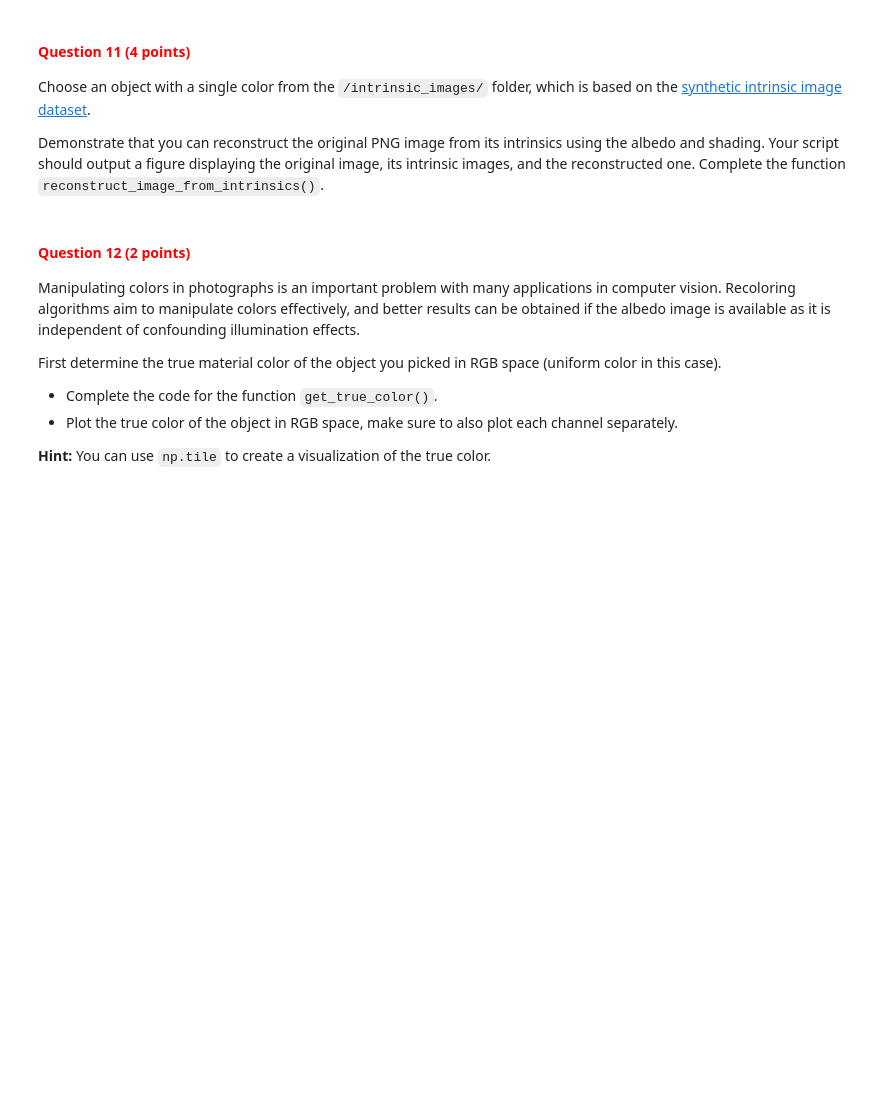
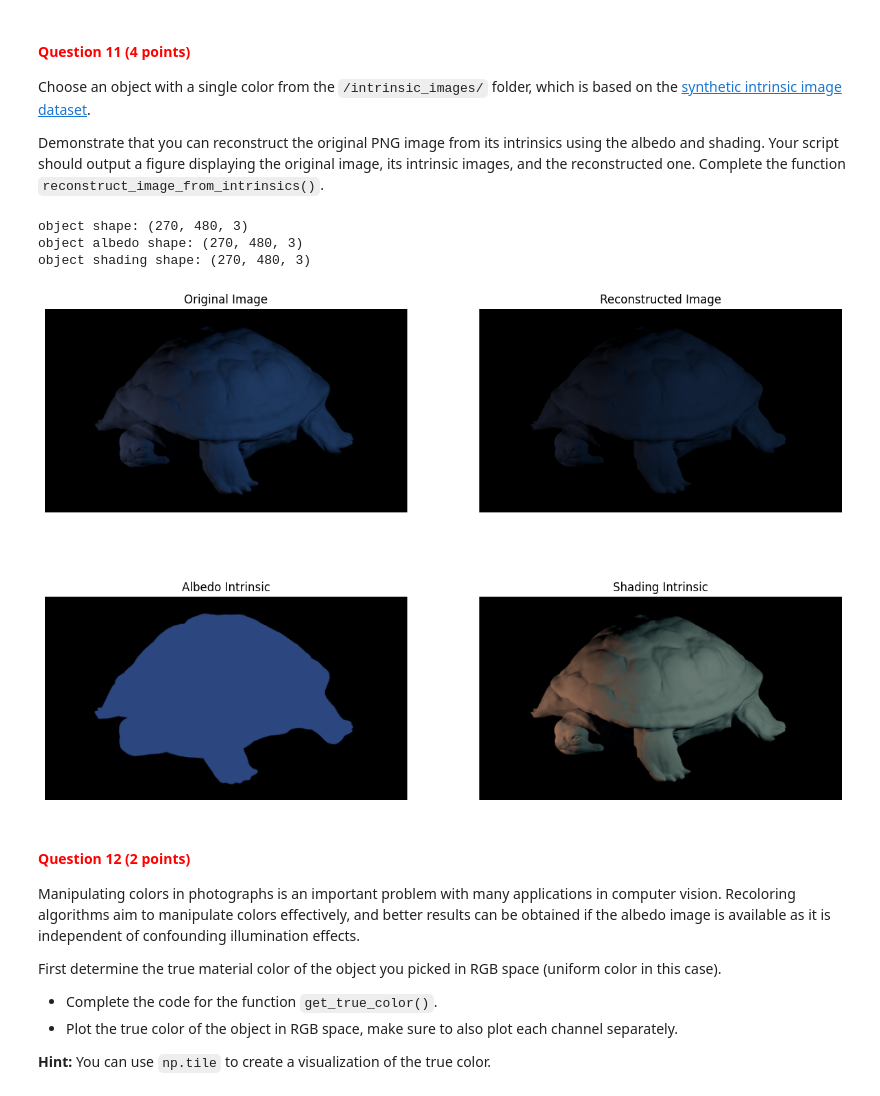
Before and after one commit to juttevijverberg/cv1-lab-1, a Jupyter notebook: cv1-lab-1.ipynb, the cells around one changed output. Saved outputs shown, nothing was run; the diff lists cells and outputs as text; code cells hidden in the pictures; blank space fills up the shorter version.

```diff
--- a/cv1-lab-1.ipynb
+++ b/cv1-lab-1.ipynb
@@ -507,32 +504,66 @@ def reconstruct_image_from_intrinsics(albedo_img, shading_img):
 
     # YOUR CODE HERE
 
+    albedo_img_norm = albedo_img.astype(np.float32) / 255.0
+    shading_img_norm = shading_img.astype(np.float32) / 255.0
+
+    iid_img = ((albedo_img_norm * shading_img_norm) * 255.0).astype(np.uint8)
+
     return iid_img
 # %%
 # Replace the object name with a valid name from the dataset
 img_path = './intrinsic_images/'
 object_name = 'turt_ml1'
 
 # Read with opencv
 obj = cv2.imread(img_path + object_name + '.png')
 if obj is None:
     raise FileNotFoundError(f'No image found with filename: {img_path + object_name + ".png"}')
 else:
     print(f'object shape: {obj.shape}')
 
 obj_sha = cv2.imread(img_path + object_name + '_shad.png')
 if obj_sha is None:
     raise FileNotFoundError(f'No image found with filename: {img_path + object_name + "_shad.png"}')
 else:
     print(f'object albedo shape: {obj_sha.shape}')
 
 obj_alb = cv2.imread(img_path + object_name.split('_')[0] + '_refl.png')
 if obj_alb is None:
     raise FileNotFoundError(f'No image found with filename: {img_path + object_name.split("_")[0] + "_refl.png"}')
 else:
     print(f'object shading shape: {obj_alb.shape}')
 
 # YOUR CODE HERE
+
+obj_iid = reconstruct_image_from_intrinsics(obj_alb, obj_sha)
+
+fig, axs = plt.subplots(2, 2, figsize=(15, 10))
+
+axs[0][0].imshow(obj)
+axs[0][0].set_title('Original Image')
+axs[0][0].axis('off')
+
+axs[0][1].imshow(obj_iid)
+axs[0][1].set_title('Reconstructed Image')
+axs[0][1].axis('off')
+
+axs[1][0].imshow(obj_alb)
+axs[1][0].set_title('Albedo Intrinsic')
+axs[1][0].axis('off')
+
+axs[1][1].imshow(obj_sha)
+axs[1][1].set_title('Shading Intrinsic')
+axs[1][1].axis('off')
+
+plt.show()
+
+#Question: does it matter that the reconstructed image is of lower intensity?
+# %% [output]
+object shape: (270, 480, 3)
+object albedo shape: (270, 480, 3)
+object shading shape: (270, 480, 3)
+[figure, added]
 # %% [markdown]
 <a id="question-12"></a>
 #### <font color='#FF0000'>Question 12 (2 points)</font>
```
Also changed, not shown: parts of 9 cells of this notebook.
